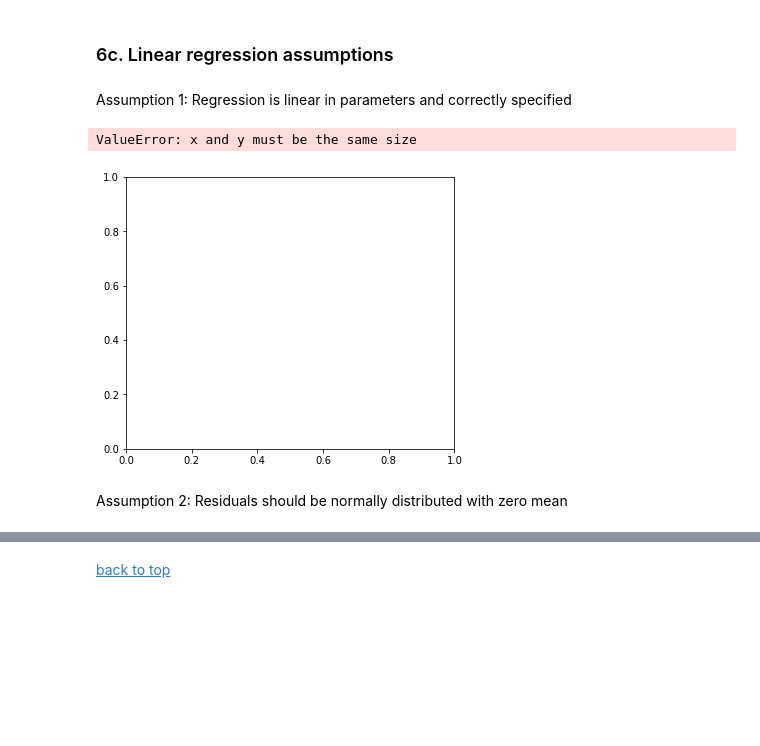
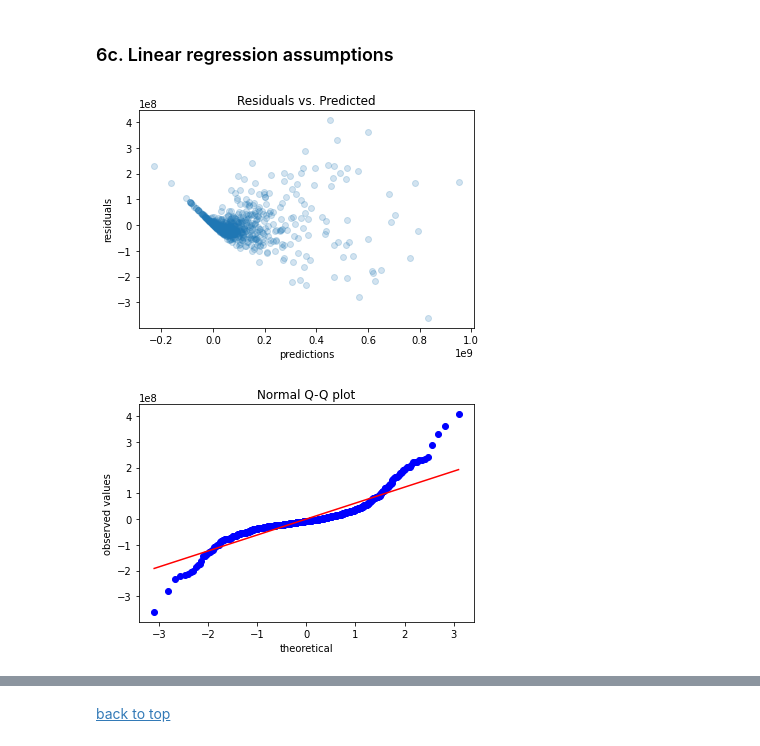
Before and after one commit to slp22/regression-project, a Jupyter notebook: adaptation_movies_regression.ipynb, the cells around one changed output, grey strips where cells are left out. Cells and saved outputs as stored; diff of their text form; code cells hidden in the pictures; blank space fills up the shorter version.

```diff
--- a/adaptation_movies_regression.ipynb
+++ b/adaptation_movies_regression.ipynb
@@ -464,5 +464,3 @@ Lasso Regression: 2.6144073251892585e+37
 [back to top](#top)
 # %% [markdown]
 ### 6c. Linear regression assumptions<a id='6c'></a>
-# %% [markdown]
-Assumption 1: Regression is linear in parameters and correctly specified
@@ -496,7 +467,19 @@ def diagnostic_plot(X2, y2):
-# %%
-diagnostic_plot(X2, y2)
-# %% [output]
-ValueError: x and y must be the same size
-[figure, removed]
-# %% [markdown]
-Assumption 2: Residuals should be normally distributed with zero mean
+# %%
+# residuals vs. predicted
+y2_predict = lin_reg.predict(X2)
+residuals = y2 - y2_predict
+plt.scatter(y2_predict, residuals, alpha=0.2)
+plt.plot([0, 400], [0, 400])
+plt.title("Residuals vs. Predicted")
+plt.xlabel("predictions")
+plt.ylabel("residuals");
+# %% [output]
+[figure, added]
+# %%
+# normal q-q plot
+stats.probplot(residuals, dist="norm", plot=plt)
+plt.title("Normal Q-Q plot")
+plt.xlabel("theoretical")
+plt.ylabel("observed values");
+# %% [output]
+[figure, added]
```
Also changed, not shown: parts of 13 cells of this notebook.
